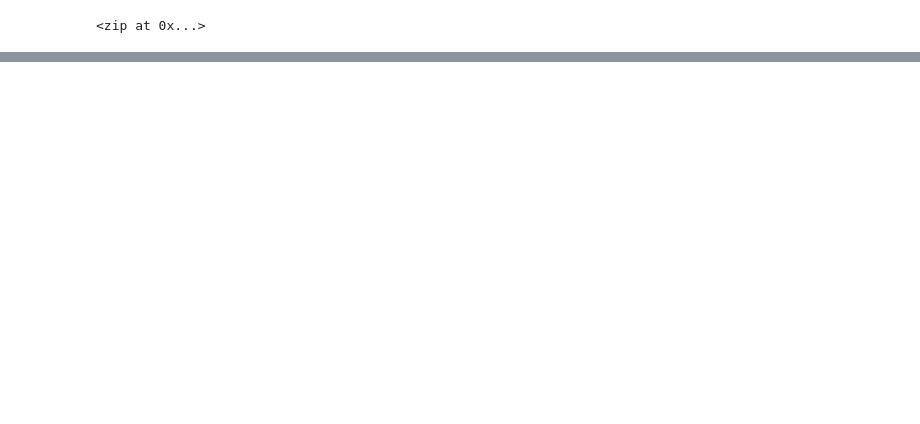
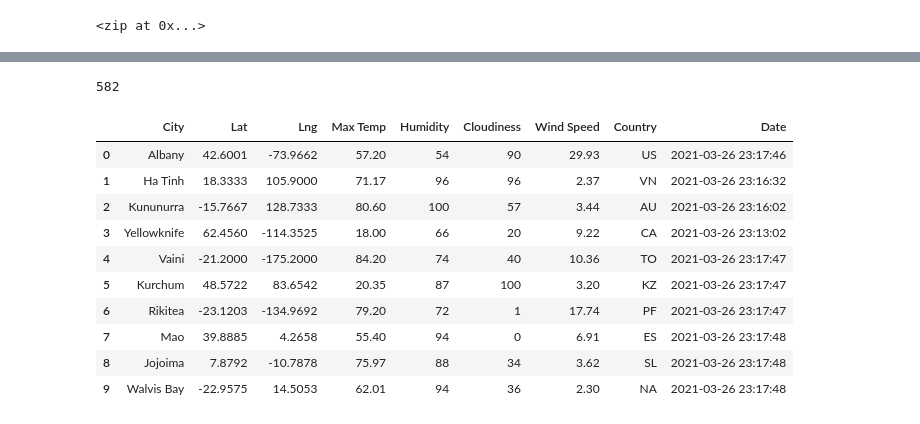
Before and after one commit to Jbailey8316/World_Weather_Analysis, a Jupyter notebook: WeatherPy.ipynb, the cells around one changed output, grey strips where cells are left out. Cells and saved outputs as stored; diff of their text form; code cells hidden in the pictures; blank space fills up the shorter version.

```diff
--- a/WeatherPy.ipynb
+++ b/WeatherPy.ipynb
@@ -42,0 +114,21 @@ kapaa us
+# %%
+#Total number of cities
+print(len(city_data))
+# %% [output]
+582
+# %%
+# Convert the array of dictionaries to a Pandas DataFrame.
+city_data_df = pd.DataFrame(city_data)
+city_data_df.head(10)
+# %% [output]
+|  | City | Lat | Lng | Max Temp | Humidity | Cloudiness | Wind Speed | Country | Date |
+| 0 | Albany | 42.6001 | -73.9662 | 57.20 | 54 | 90 | 29.93 | US | 2021-03-26 23:17:46 |
+| 1 | Ha Tinh | 18.3333 | 105.9000 | 71.17 | 96 | 96 | 2.37 | VN | 2021-03-26 23:16:32 |
+| 2 | Kununurra | -15.7667 | 128.7333 | 80.60 | 100 | 57 | 3.44 | AU | 2021-03-26 23:16:02 |
+| 3 | Yellowknife | 62.4560 | -114.3525 | 18.00 | 66 | 20 | 9.22 | CA | 2021-03-26 23:13:02 |
+| 4 | Vaini | -21.2000 | -175.2000 | 84.20 | 74 | 40 | 10.36 | TO | 2021-03-26 23:17:47 |
+| 5 | Kurchum | 48.5722 | 83.6542 | 20.35 | 87 | 100 | 3.20 | KZ | 2021-03-26 23:17:47 |
+| 6 | Rikitea | -23.1203 | -134.9692 | 79.20 | 72 | 1 | 17.74 | PF | 2021-03-26 23:17:47 |
+| 7 | Mao | 39.8885 | 4.2658 | 55.40 | 94 | 0 | 6.91 | ES | 2021-03-26 23:17:48 |
+| 8 | Jojoima | 7.8792 | -10.7878 | 75.97 | 88 | 34 | 3.62 | SL | 2021-03-26 23:17:48 |
+| 9 | Walvis Bay | -22.9575 | 14.5053 | 62.01 | 94 | 36 | 2.30 | NA | 2021-03-26 23:17:48 |
```
Also changed, not shown: parts of 9 cells of this notebook, 2 other files.
